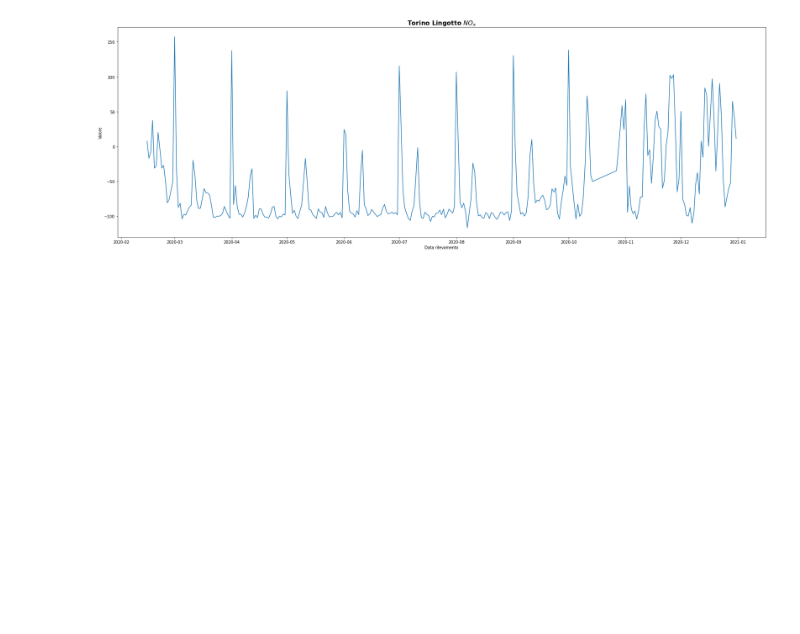
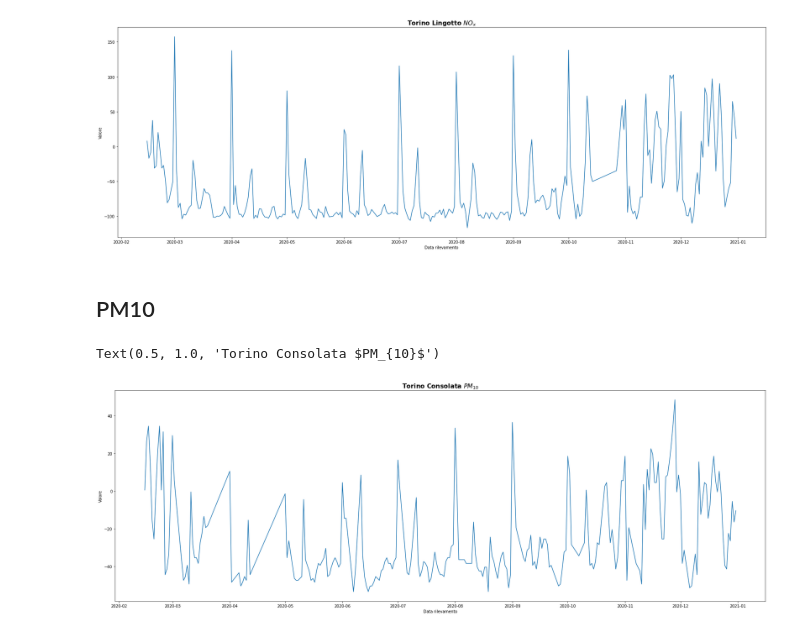
Before and after one commit to danielegerbaldo/Turin-Air-Quality-Comparison-Lockdown, a Jupyter notebook: Air-Quality.ipynb, the cells around one changed output. Drawn from its saved outputs; the diff is of its cells as text; code cells hidden in the pictures; blank space fills up the shorter version.

```diff
--- a/Air-Quality.ipynb
+++ b/Air-Quality.ipynb
@@ -149,3 +149,12 @@ plt.title("Torino Lingotto $NO_{x}$",fontdict= { 'fontsize': 16, 'fontweight':'b
 # %% [output]
 Text(0.5, 1.0, 'Torino Lingotto $NO_{x}$')
 [figure]
+# %% [markdown]
+## PM10
+# %%
+plt.figure(figsize=(30, 10))
+sns.lineplot(data=get_daily_adjusted_data('data/ARPA/Torino-Consolata_Polveri-sottili_2020-01-01_2020-12-31.csv'), x="Data rilevamento", y="Valore")
+plt.title("Torino Consolata $PM_{10}$",fontdict= { 'fontsize': 16, 'fontweight':'bold'})
+# %% [output]
+Text(0.5, 1.0, 'Torino Consolata $PM_{10}$')
+[figure, added]
```
